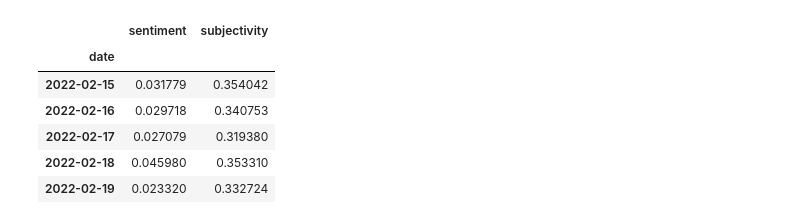
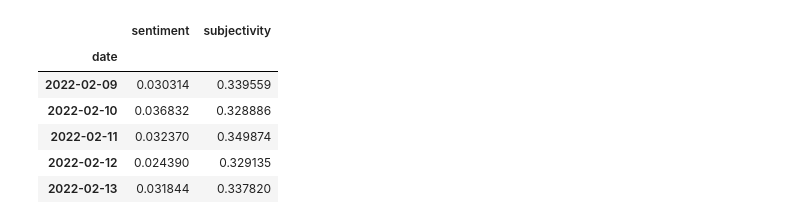
Before and after one commit to uchicago-CAPP30122-win-2022/proj-fight_potatoes, a Jupyter notebook: analyze_cl.ipynb, the cells around one changed output. Drawn from its saved outputs; the diff is of its cells as text; code cells hidden in the pictures.

```diff
--- a/analyze_cl.ipynb
+++ b/analyze_cl.ipynb
@@ -12,35 +17,41 @@ import seaborn as sb
 # %%
 # sentiment analysis
-tweets = pd.read_csv("data/tweets_china_022122.csv")
-tweets.columns = ["Date","id1","id2","popularity","content"]
+tweets1 = pd.read_csv("data/tweets_china_022122.csv")
+tweets1.columns = ["Date","id1","id2","popularity","content"]
+tweets2 = pd.read_csv('data/tweets_china_021822.csv')
+tweets2.columns = ["Date","id1","id2","popularity","content"]
+tweets3 = pd.read_csv('data/tweets_china_021422.csv')
+tweets3.columns = ["Date","id1","id2","popularity","content"]
+tweets = pd.concat([tweets1, tweets2, tweets3], axis = 0)
+tweets = tweets.drop_duplicates()
 
 sent = []
 sub = []
 for tweet in tweets.content:
     blob = TextBlob(tweet)
     sent.append(blob.sentiment[0])
     sub.append(blob.sentiment[1])
 
 # add to tweets df
 tweets['sentiment'] = pd.Series(sent)
 tweets['subjectivity'] = pd.Series(sub)
 
 # aggregate data by day
 tweets['date'] = pd.to_datetime(tweets['Date'])
 tweets['date'] = tweets['date'].dt.date
 
 tweets1 = tweets.groupby('date').agg('mean')
 # drop irrelevant cols
 tweets1.drop(['id1', 'id2'], axis = 1, inplace = True)
 tweets1.head()
 # %% [output]
 |  | sentiment | subjectivity |
 | date |  |  |
-| 2022-02-15 | 0.031779 | 0.354042 |
-| 2022-02-16 | 0.029718 | 0.340753 |
-| 2022-02-17 | 0.027079 | 0.319380 |
-| 2022-02-18 | 0.045980 | 0.353310 |
-| 2022-02-19 | 0.023320 | 0.332724 |
+| 2022-02-09 | 0.030314 | 0.339559 |
+| 2022-02-10 | 0.036832 | 0.328886 |
+| 2022-02-11 | 0.032370 | 0.349874 |
+| 2022-02-12 | 0.024390 | 0.329135 |
+| 2022-02-13 | 0.031844 | 0.337820 |
 # %%
 # read in sp500 data
 # sp 500 data
```
Also changed, not shown: parts of 11 cells of this notebook, 1 other file.
